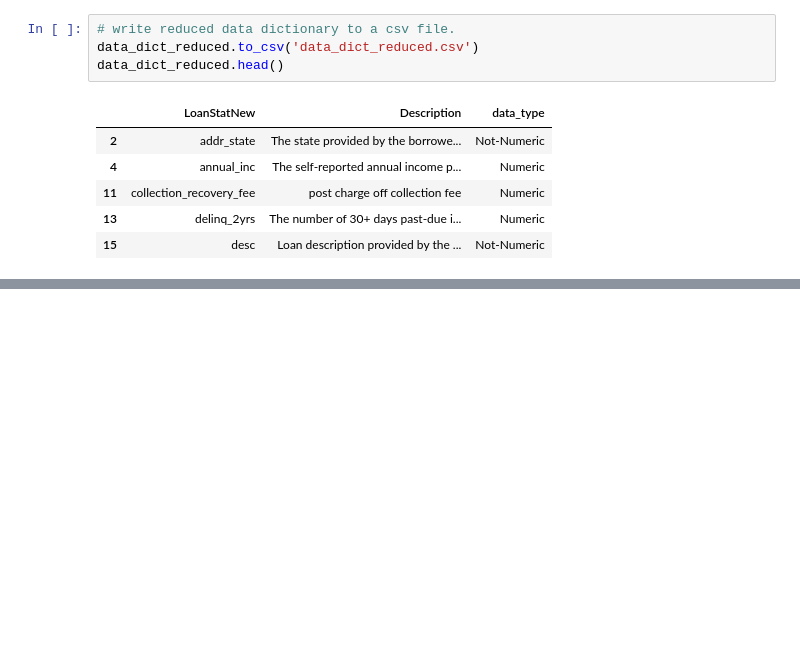
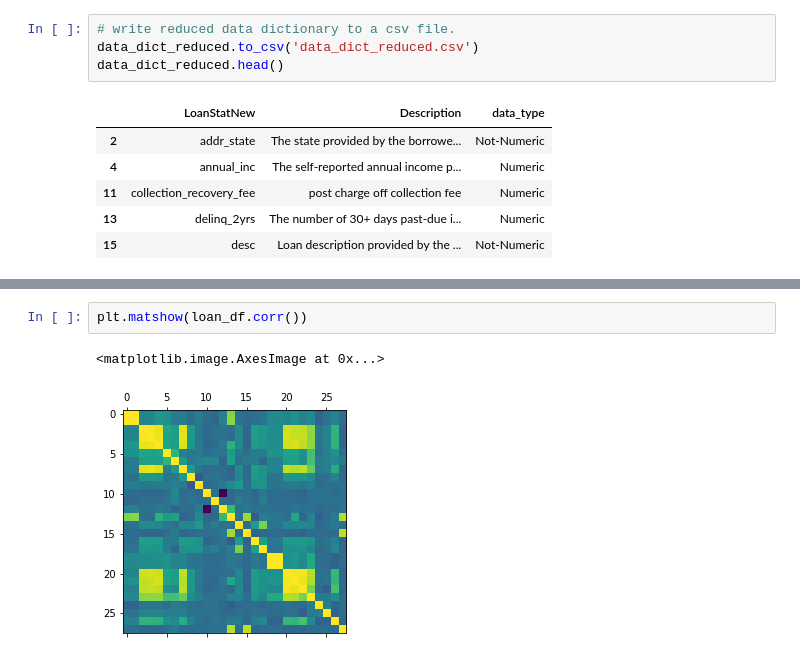
Before and after one commit to saneshashank/course2-GP1, a Jupyter notebook: loan_EDA.ipynb, the cells around one changed output, grey strips where cells are left out. Cells and saved outputs as stored; diff of their text form; blank space fills up the shorter version.

```diff
--- a/loan_EDA.ipynb
+++ b/loan_EDA.ipynb
@@ -200,0 +307,5 @@ data_dict_reduced.head()
+# %%
+plt.matshow(loan_df.corr())
+# %% [output]
+<matplotlib.image.AxesImage at 0x...>
+[figure, added]
```
Also changed, not shown: parts of 17 cells of this notebook.
